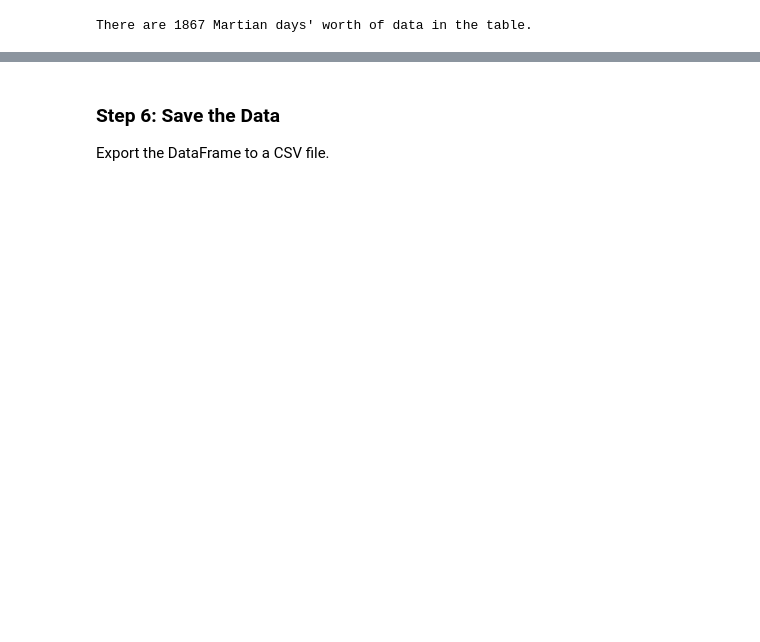
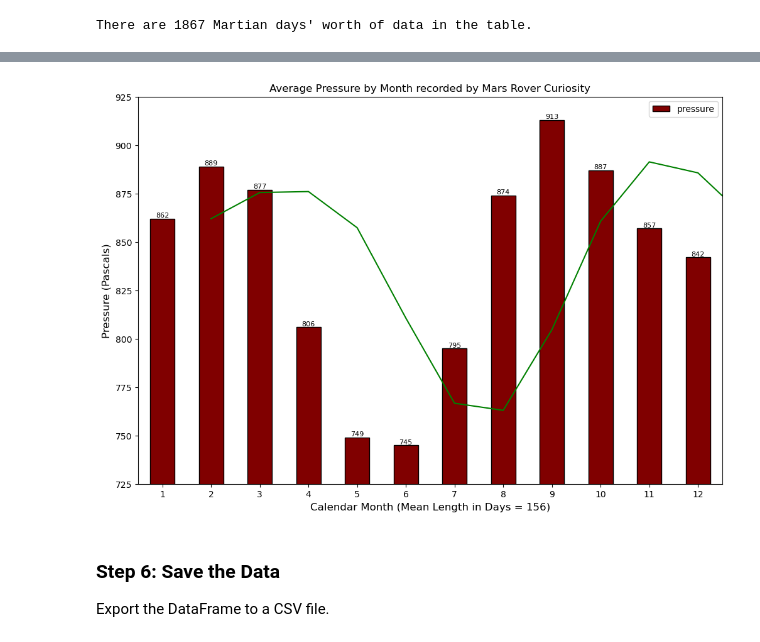
Before and after one commit to ethanwright96/beautiful-soup-challenge, a Jupyter notebook: ew_part_2_mars_weather.ipynb, the cells around one changed output, grey strips where cells are left out. Saved outputs shown, nothing was run; the diff lists cells and outputs as text; code cells hidden in the pictures; blank space fills up the shorter version.

```diff
--- a/ew_part_2_mars_weather.ipynb
+++ b/ew_part_2_mars_weather.ipynb
@@ -332,0 +294,6 @@ The distance from peak to peak is roughly 1425-750, or 675 days. A year on Mars
+# %%
+# 4. Average pressure by Martian month
+avg_pressure_by_month = mars_df.groupby('month', as_index=False)['pressure'].mean().round(0)
+avg_pressure_by_month['pressure'] = avg_pressure_by_month['pressure'].astype('int64')
+avg_pressure_by_month = avg_pressure_by_month.set_index('month')
+avg_pressure_by_month
@@ -333,3 +315,31 @@ The distance from peak to peak is roughly 1425-750, or 675 days. A year on Mars
+# %%
+# Plot the average pressure by month
+ax = avg_pressure_by_month.plot.bar(color='maroon', edgecolor='black', figsize=[12,8])
+
+# Add values above each bar
+for p in ax.patches:
+    ax.annotate(str(p.get_height()), (p.get_x() + p.get_width() / 2, p.get_height()), ha='center', va='bottom', fontsize=8)
+
+# Add a smooth trend line
+smooth_data = avg_pressure_by_month.rolling(window=3, min_periods=1).mean()
+ax.plot(smooth_data.index, smooth_data, color='green')
+
+# Set the y-axis limits
+ax.set_ylim(725, 925)
+
+# Add a title and axis labels to the plot
+ax.set_title('Average Pressure by Month recorded by Mars Rover Curiosity',size=12)
+ax.set_ylabel('Pressure (Pascals)',size=12)
+ax.set_xlabel('Calendar Month (Mean Length in Days = 156)',size=12)
+
+# Rotate the x ticks
+ax.set_xticklabels(ax.get_xticklabels(), rotation=0)
+
+# Displaying the plot
+plt.savefig('Figures/avg_monthly_pressure_barplot.png')
+plt.show()
+# %% [output]
+[figure, added]
 # %% [markdown]
 ### Step 6: Save the Data
 
```
Also changed, not shown: parts of 23 cells of this notebook, 4 other files.
